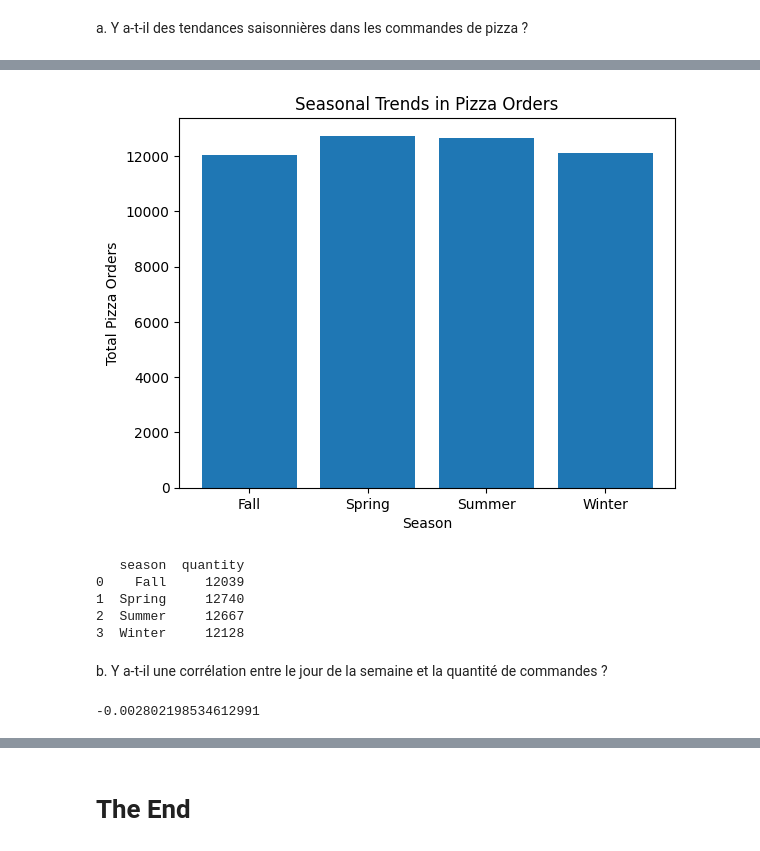
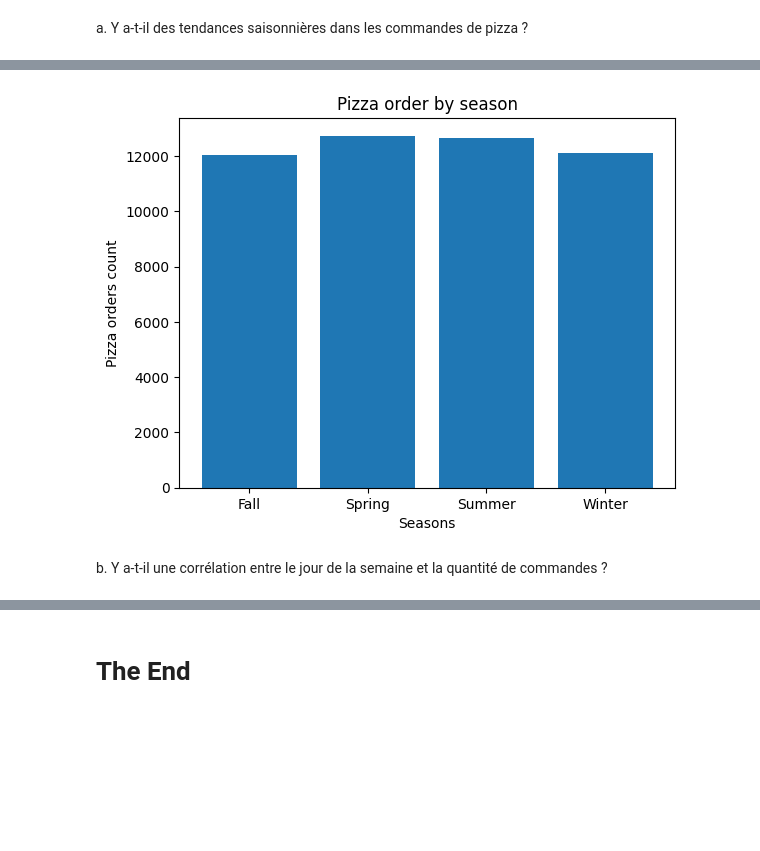
Before and after one commit to julienRactM/pizzaiojo, a Jupyter notebook: notebook.ipynb, the cells around one changed output, grey strips where cells are left out. Cells and saved outputs as stored; diff of their text form; code cells hidden in the pictures; blank space fills up the shorter version.

```diff
--- a/notebook.ipynb
+++ b/notebook.ipynb
@@ -44,3 +60,8 @@ dtype: object
+# %%
+#ensuring it only happens once when running notebook
+if 'quantity' in df.columns:
+    df = df.loc[df.index.repeat(df['quantity'])].reset_index(drop=True)
+    df.drop(columns=['quantity', 'total_price'], inplace=True)
 # %% [markdown]
 # Questions
 # %% [markdown]
@@ -317,7 +408,0 @@ plt.show()
-# %%
-# En toute honnêteté la colonne total_price ne permet pas de répondre proprement à la question, pour moi il faut créer une nouvelle colonne
-# et traité la question par commande et non pas par pizza
-
-if 'order_price' not in df.columns:
-    df = pd.merge(df, df.groupby('order_id')['total_price'].sum().reset_index()\
-        .rename(columns={'total_price': 'order_price'}), on='order_id', how='left')
@@ -499,9 +577,9 @@ b. Quel est le prix unitaire moyen pour différentes tailles de pizza ?
 # %%
+df.groupby('pizza_size')['unit_price'].mean()
 
-df['pizza_size'] = pd.Categorical(df['pizza_size'], categories=['S', 'M', 'L', 'XL', 'XXL'],\
-    ordered=True)
-df.sort_values(by='pizza_size').groupby('pizza_size')['unit_price'].mean()
 
-# bonus faire les deux
+# df['pizza_size'] = pd.Categorical(df['pizza_size'], categories=['S', 'M', 'L', 'XL', 'XXL'],\
+#     ordered=True)
+# df.sort_values(by='pizza_size').groupby('pizza_size')['unit_price'].mean()
 # %% [output]
 pizza_size
@@ -561,52 +611,31 @@ Name: order_time, Length: 48620, dtype: datetime64[ns]
 # %%
 import pandas as pd
 import matplotlib.pyplot as plt
 
-# Assuming your DataFrame is named df
-# Convert 'order_time' to datetime if not already
-df['order_date'] = pd.to_datetime(df['order_date'])
-
-# Extract the month from the 'order_time' column
-df['month'] = df['order_date'].dt.month
-
-# Create a dictionary to map months to seasons
 seasons_mapping = {
     1: 'Winter', 2: 'Winter', 3: 'Spring',
     4: 'Spring', 5: 'Spring', 6: 'Summer',
     7: 'Summer', 8: 'Summer', 9: 'Fall',
     10: 'Fall', 11: 'Fall', 12: 'Winter'
 }
+df['season'] = pd.to_datetime(df['order_date']).dt.month.map(seasons_mapping)
 
-# Map months to seasons
-df['season'] = df['month'].map(seasons_mapping)
+# using size basically compensate df.groupby('season')['quantity'].sum()
+seasonal_orders = df.groupby('season').size().reset_index().rename(columns={0: 'quantity'})
 
-# Group by season and calculate the sum of pizza orders
-seasonal_orders = df.groupby('season')['quantity'].sum().reset_index()
-
-# Plot the results
 plt.bar(seasonal_orders['season'], seasonal_orders['quantity'])
-plt.xlabel('Season')
-plt.ylabel('Total Pizza Orders')
-plt.title('Seasonal Trends in Pizza Orders')
+plt.xlabel('Seasons')
+plt.ylabel('Pizza orders count')
+plt.title('Pizza order by season')
 plt.show()
-
-# Display the statistics
-print(seasonal_orders)
 # %% [output]
-[figure, old version]
+[figure, new version]
-   season  quantity
-0    Fall     12039
-1  Spring     12740
-2  Summer     12667
-3  Winter     12128
 # %% [markdown]
 b. Y a-t-il une corrélation entre le jour de la semaine et la quantité de
 commandes ?
 # %%
-df['day'] = df['order_date'].dt.dayofweek
+# df['day'] = df['order_date'].dt.dayofweek
 
-# Correlation insignifiante entre les deux variables
-df['day'].corr(df['quantity'])
+# # Correlation insignifiante entre les deux variables
+# df['day'].corr(df['day'].size())
-# %% [output]
--0.002802198534612991
 # %%
```
Also changed, not shown: parts of 63 cells of this notebook, 2 other files.
